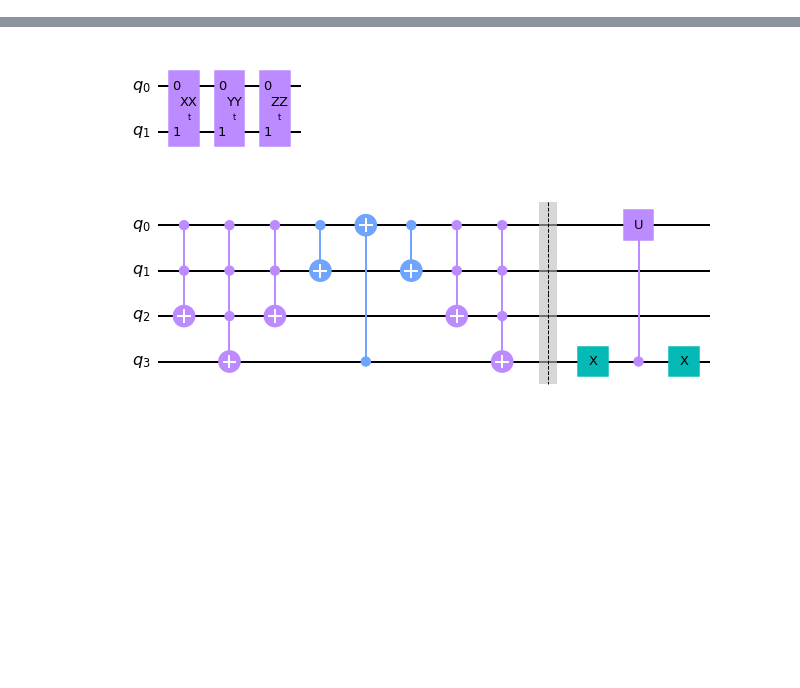
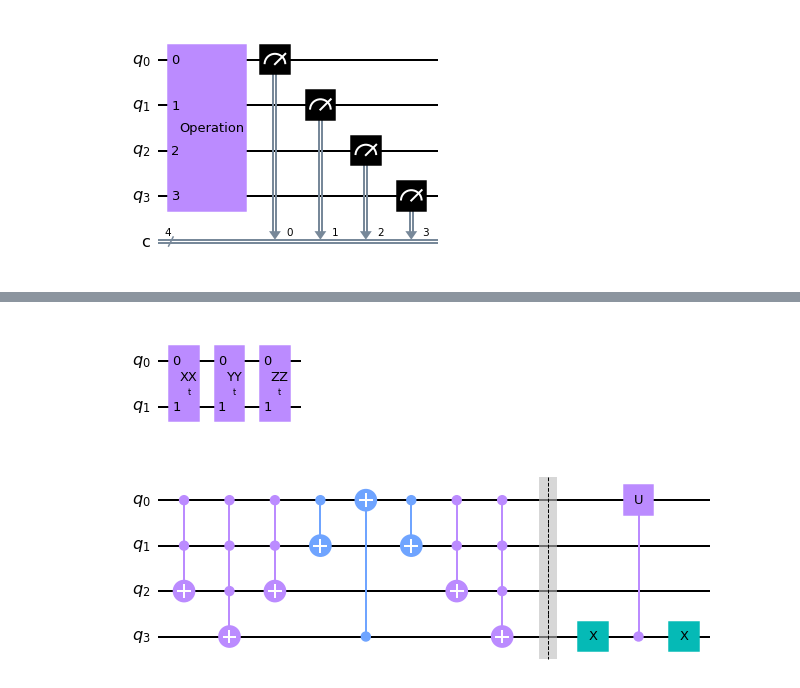
Before and after one commit to BStar14/quantum-walk-simulation, a Jupyter notebook: Circuit_prints.ipynb, the cells around one changed output, grey strips where cells are left out. Cells and saved outputs as stored; diff of their text form; code cells hidden in the pictures; blank space fills up the shorter version.

```diff
--- a/Circuit_prints.ipynb
+++ b/Circuit_prints.ipynb
@@ -9,2 +34,12 @@ from staggered_dsg_circuit_3t_bin import *
+# %%
+qc = QuantumCircuit(4,4)
+qc2 = QuantumCircuit(4)
+qc2.name = 'Operation'
+qc.append(qc2, range(4))
+for i in range(4):
+    qc.measure(i,i)
+qc.draw('mpl', filename='circuit.jpg')
+# %% [output]
+[figure, added]
 # %%
 size_degree = 2
```
Also changed, not shown: parts of 5 cells of this notebook, 30 other files.
